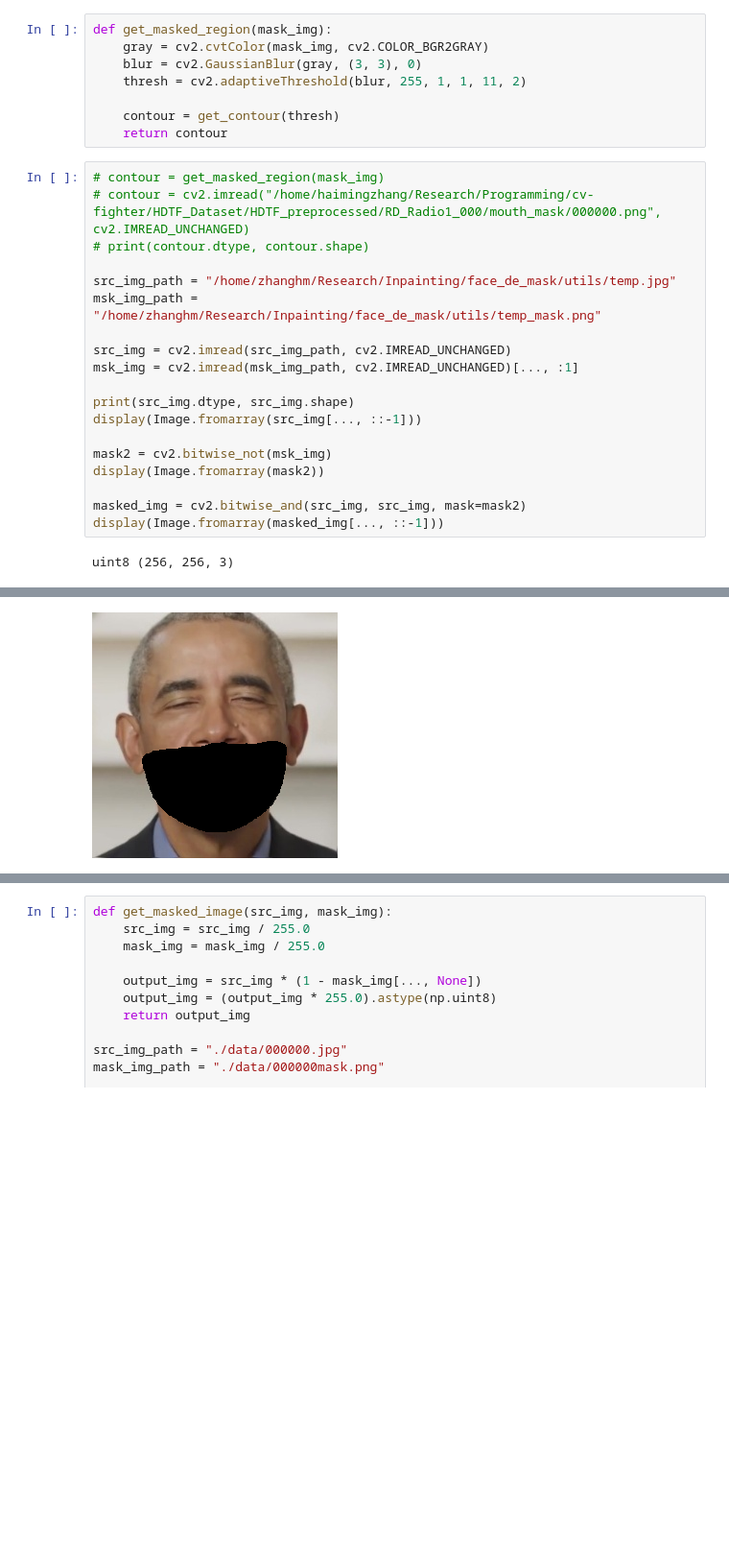
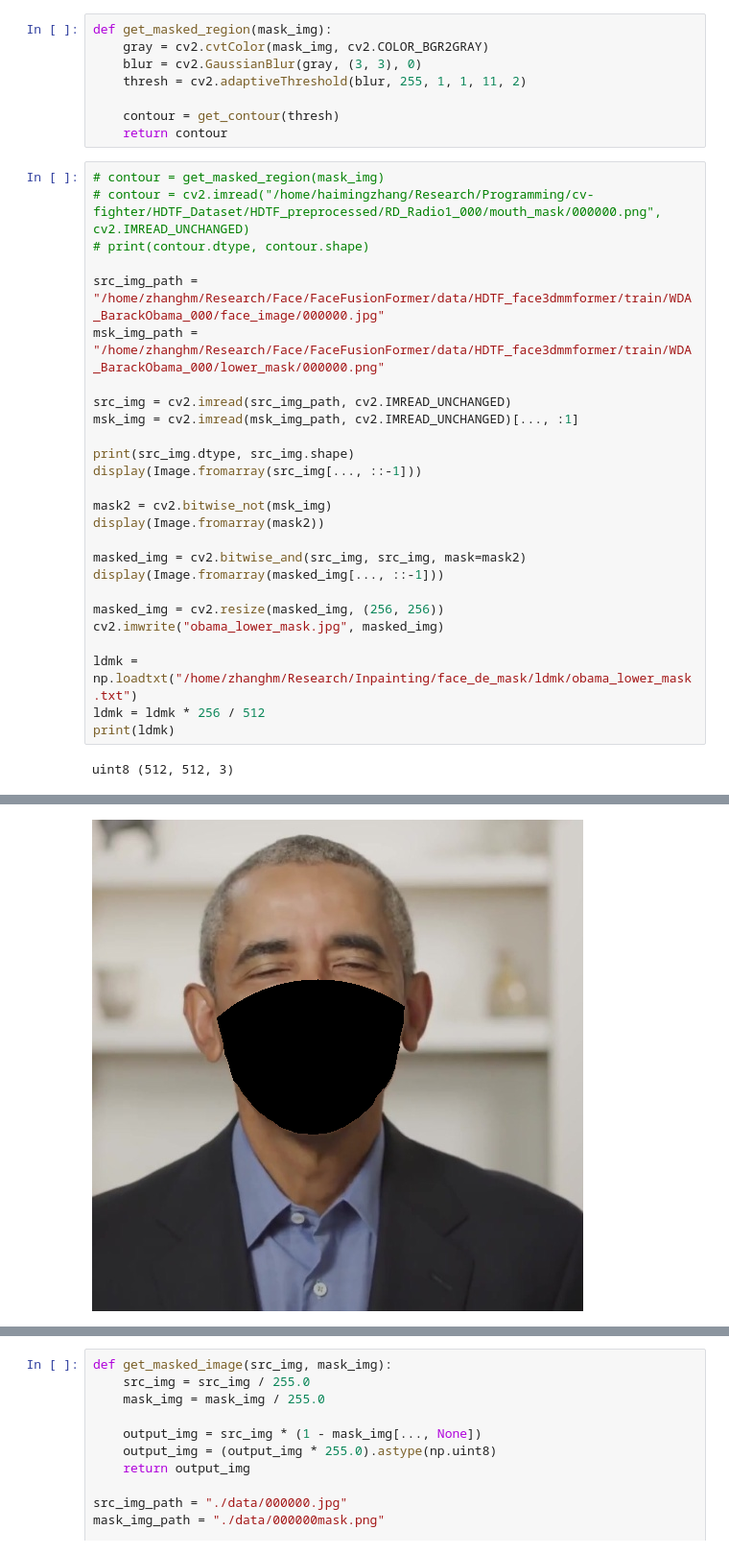
Before and after one commit to zhanghm1995/programming-learning-examples, a Jupyter notebook: OpenCV_learning/scripts/combine_images.ipynb, the cells around one changed output, grey strips where cells are left out. Shown at 96% size. Cells and saved outputs as stored; diff of their text form; blank space fills up the shorter version.

```diff
--- a/OpenCV_learning/scripts/combine_images.ipynb
+++ b/OpenCV_learning/scripts/combine_images.ipynb
@@ -30,8 +30,8 @@ def get_masked_region(mask_img):
 # contour = cv2.imread("/home/haimingzhang/Research/Programming/cv-fighter/HDTF_Dataset/HDTF_preprocessed/RD_Radio1_000/mouth_mask/000000.png", cv2.IMREAD_UNCHANGED)
 # print(contour.dtype, contour.shape)
 
-src_img_path = "/home/zhanghm/Research/Inpainting/face_de_mask/utils/temp.jpg"
-msk_img_path = "/home/zhanghm/Research/Inpainting/face_de_mask/utils/temp_mask.png"
+src_img_path = "/home/zhanghm/Research/Face/FaceFusionFormer/data/HDTF_face3dmmformer/train/WDA_BarackObama_000/face_image/000000.jpg"
+msk_img_path = "/home/zhanghm/Research/Face/FaceFusionFormer/data/HDTF_face3dmmformer/train/WDA_BarackObama_000/lower_mask/000000.png"
 
 src_img = cv2.imread(src_img_path, cv2.IMREAD_UNCHANGED)
 msk_img = cv2.imread(msk_img_path, cv2.IMREAD_UNCHANGED)[..., :1]
@@ -44,5 +44,12 @@ display(Image.fromarray(mask2))
 
 masked_img = cv2.bitwise_and(src_img, src_img, mask=mask2)
 display(Image.fromarray(masked_img[..., ::-1]))
+
+masked_img = cv2.resize(masked_img, (256, 256))
+cv2.imwrite("obama_lower_mask.jpg", masked_img)
+
+ldmk = np.loadtxt("/home/zhanghm/Research/Inpainting/face_de_mask/ldmk/obama_lower_mask.txt")
+ldmk = ldmk * 256 / 512
+print(ldmk)
 # %% [output]
-uint8 (256, 256, 3)
+uint8 (512, 512, 3)
@@ -51 +58 @@ uint8 (256, 256, 3)
-[figure, old version]
+[figure, new version]
```
Also changed, not shown: parts of 1 cell of this notebook, 7 other files.
